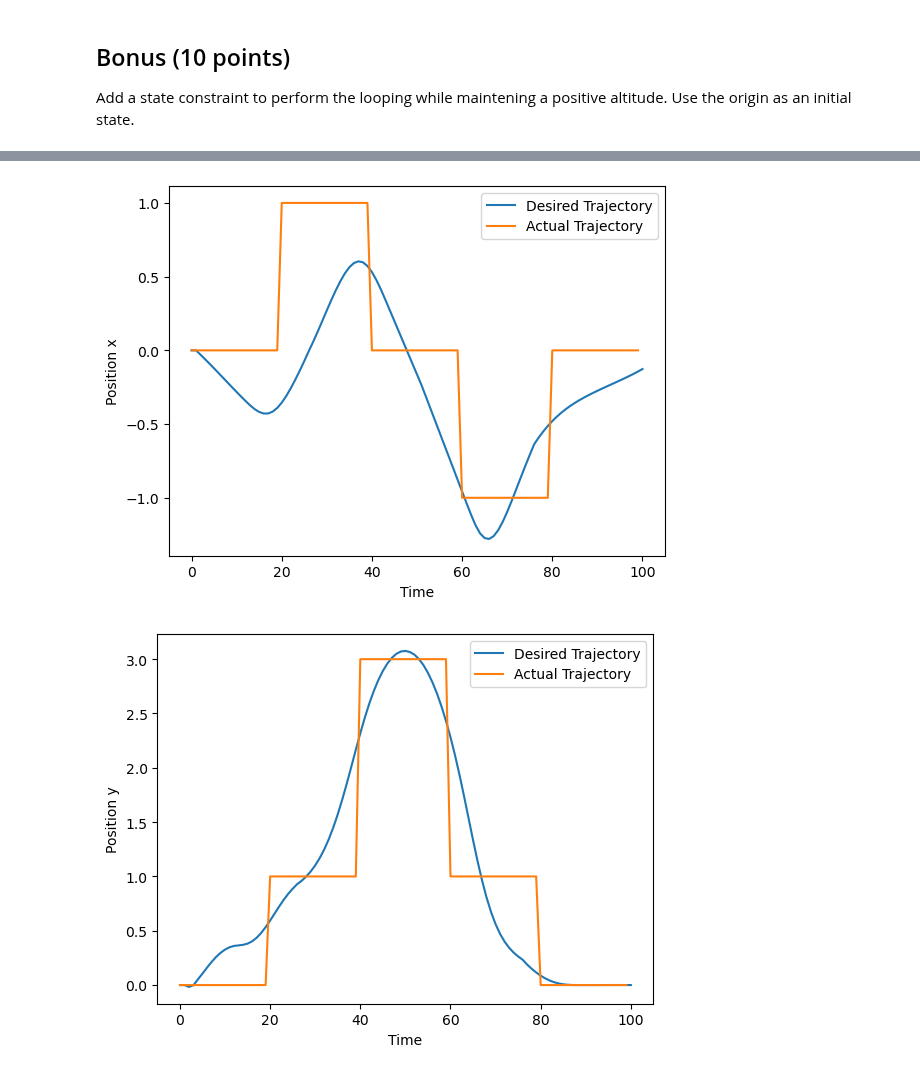
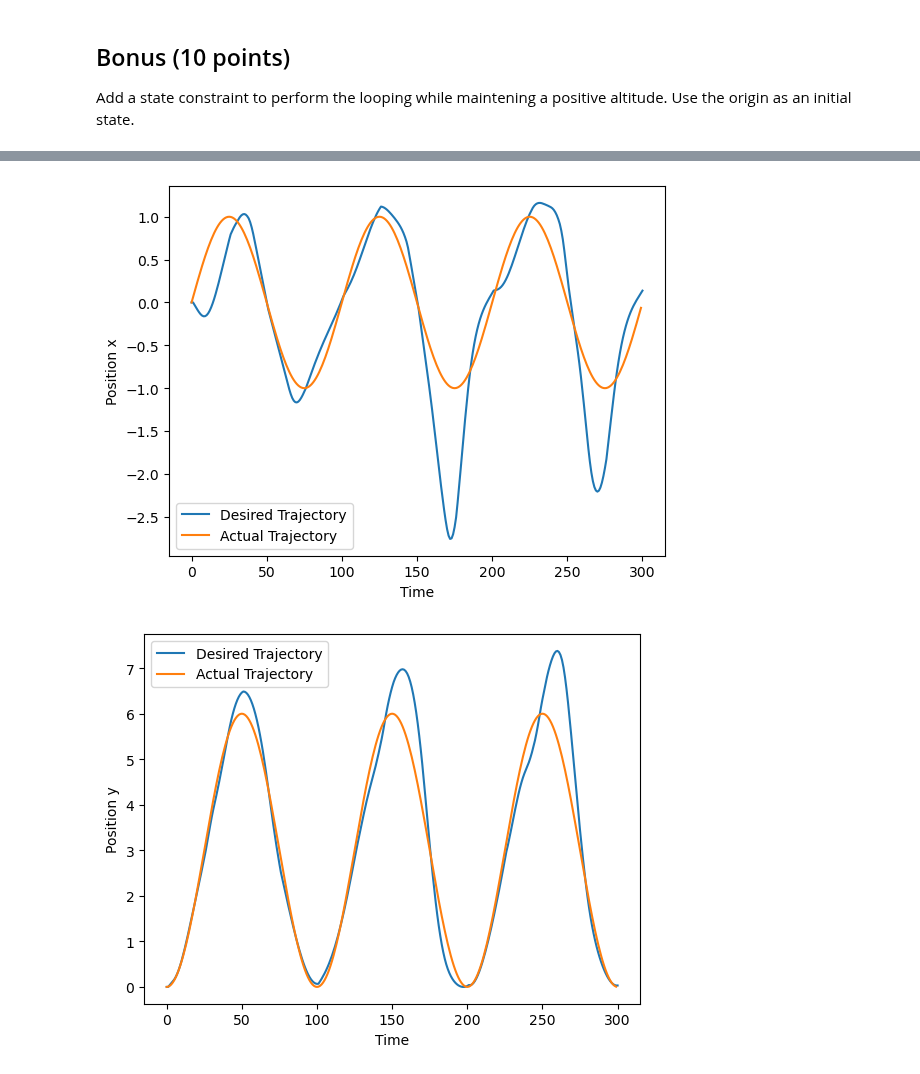
Before and after one commit to RiVer2000/ROB-GY-6323, a Jupyter notebook: Project 1/project1.ipynb, the cells around one changed output, grey strips where cells are left out. Saved outputs shown, nothing was run; the diff lists cells and outputs as text; code cells hidden in the pictures.

Commit message:
traj_gen working

```diff
--- a/Project 1/project1.ipynb
+++ b/Project 1/project1.ipynb
@@ -697,7 +699,7 @@ y_traj = np.zeros(N)
 theta_traj = np.zeros(N)
 
 for i in range(N):
-    des_x, des_y, des_theta = traj.find_xk_yk_thetak(i, N)
+    des_x, des_y, des_theta = traj.traj_gen(i, N)
     x_traj[i] = des_x
     y_traj[i] = des_y
     theta_traj[i] = des_theta
@@ -735,5 +737,5 @@ plt.show()
 # %%
-horizon_length = 100
+horizon_length = 300
 
 # Simulate the quadrotor's trajectory
 x_init = np.array([0, 0, 0, 0, 0, 0])
@@ -768,42 +770,42 @@ For k = 2
 # %%
 traj = Optimization(quadrotor.MASS, quadrotor.LENGTH, quadrotor.INERTIA, quadrotor.DT, quadrotor.GRAVITY_CONSTANT, quadrotor.DIM_STATE, quadrotor.DIM_CONTROL)
 # Store the desired trajectory
-x_traj = np.zeros(N)
-y_traj = np.zeros(N)
-theta_traj = np.zeros(N)
+x_traj = np.zeros(horizon_length)
+y_traj = np.zeros(horizon_length)
+theta_traj = np.zeros(horizon_length)
 
-for i in range(N):
-    des_x, des_y, des_theta = traj.find_xk_yk_thetak(i, N)
+for i in range(horizon_length):
+    des_x, des_y, des_theta = traj.traj_gen(i, N)
     x_traj[i] = des_x
     y_traj[i] = des_y
     theta_traj[i] = des_theta
 
 
 
 # Plot the desired and coordinates
 plt.figure()
 plt.plot(state[0, :], label="Desired Trajectory")
 plt.plot(x_traj, label="Actual Trajectory")
 plt.xlabel("Time")
 plt.ylabel("Position x")
 plt.legend()
 plt.show()
 
 plt.figure()
 plt.plot(state[2, :], label="Desired Trajectory")
 plt.plot(y_traj, label="Actual Trajectory")
 plt.xlabel("Time")
 plt.ylabel("Position y")
 plt.legend()
 plt.show()
 
 plt.figure()
 plt.plot(state[4, :], label="Desired Trajectory")
 plt.plot(theta_traj, label="Actual Trajectory")
 plt.xlabel("Time")
 plt.ylabel("Theta")
 plt.legend()
 plt.show()
 # %% [output]
-[figure, old version]
+[figure, new version]
-[figure, old version]
+[figure, new version]
```
Also changed, not shown: parts of 5 cells of this notebook.
